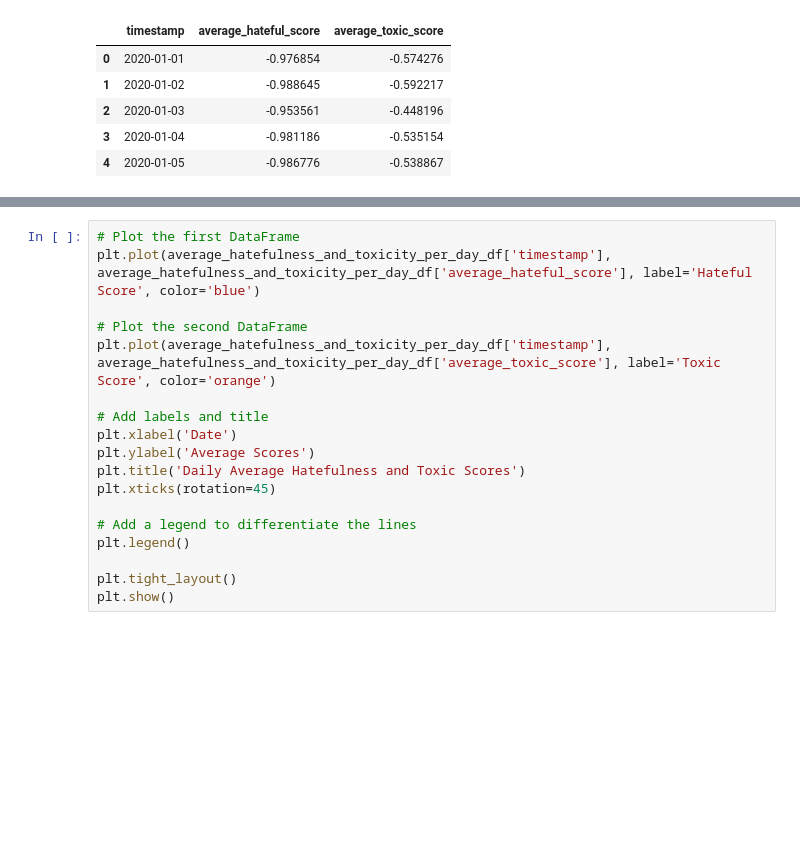
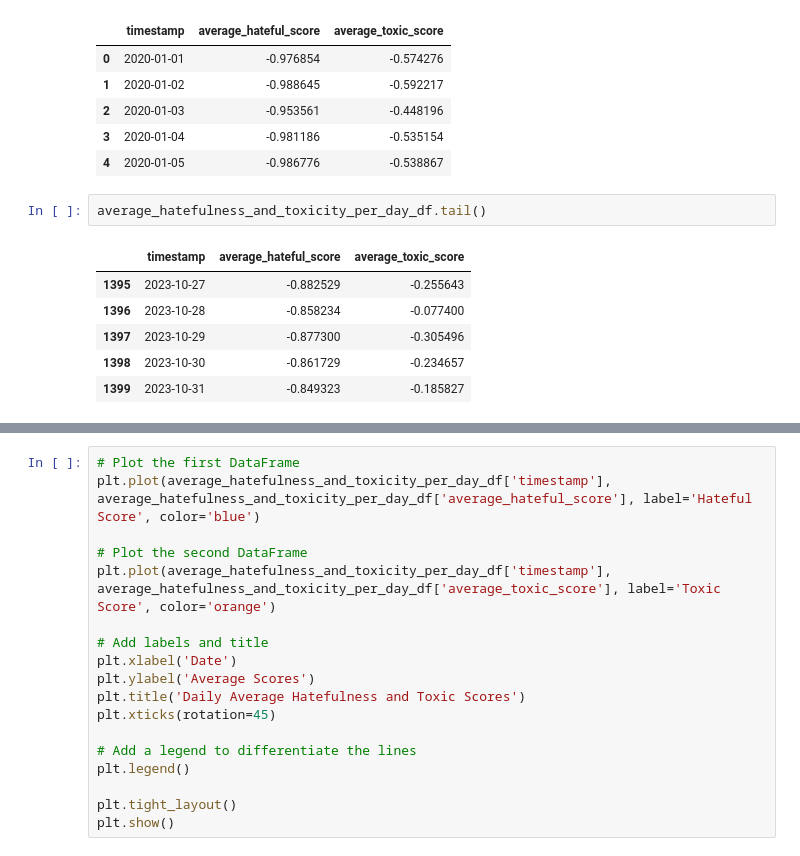
Before and after one commit to rhyden-kx/DSA4264, a Jupyter notebook: eda_2/across_time_2.ipynb, the cells around one changed output, grey strips where cells are left out. Saved outputs shown, nothing was run; the diff lists cells and outputs as text; blank space fills up the shorter version.

```diff
--- a/eda_2/across_time_2.ipynb
+++ b/eda_2/across_time_2.ipynb
@@ -199,3 +206,12 @@ average_hatefulness_and_toxicity_per_day_df.head()
 | 2 | 2020-01-03 | -0.953561 | -0.448196 |
 | 3 | 2020-01-04 | -0.981186 | -0.535154 |
 | 4 | 2020-01-05 | -0.986776 | -0.538867 |
+# %%
+average_hatefulness_and_toxicity_per_day_df.tail()
+# %% [output]
+|  | timestamp | average_hateful_score | average_toxic_score |
+| 1395 | 2023-10-27 | -0.882529 | -0.255643 |
+| 1396 | 2023-10-28 | -0.858234 | -0.077400 |
+| 1397 | 2023-10-29 | -0.877300 | -0.305496 |
+| 1398 | 2023-10-30 | -0.861729 | -0.234657 |
+| 1399 | 2023-10-31 | -0.849323 | -0.185827 |
```
Also changed, not shown: parts of 4 cells of this notebook, 1 other file.
